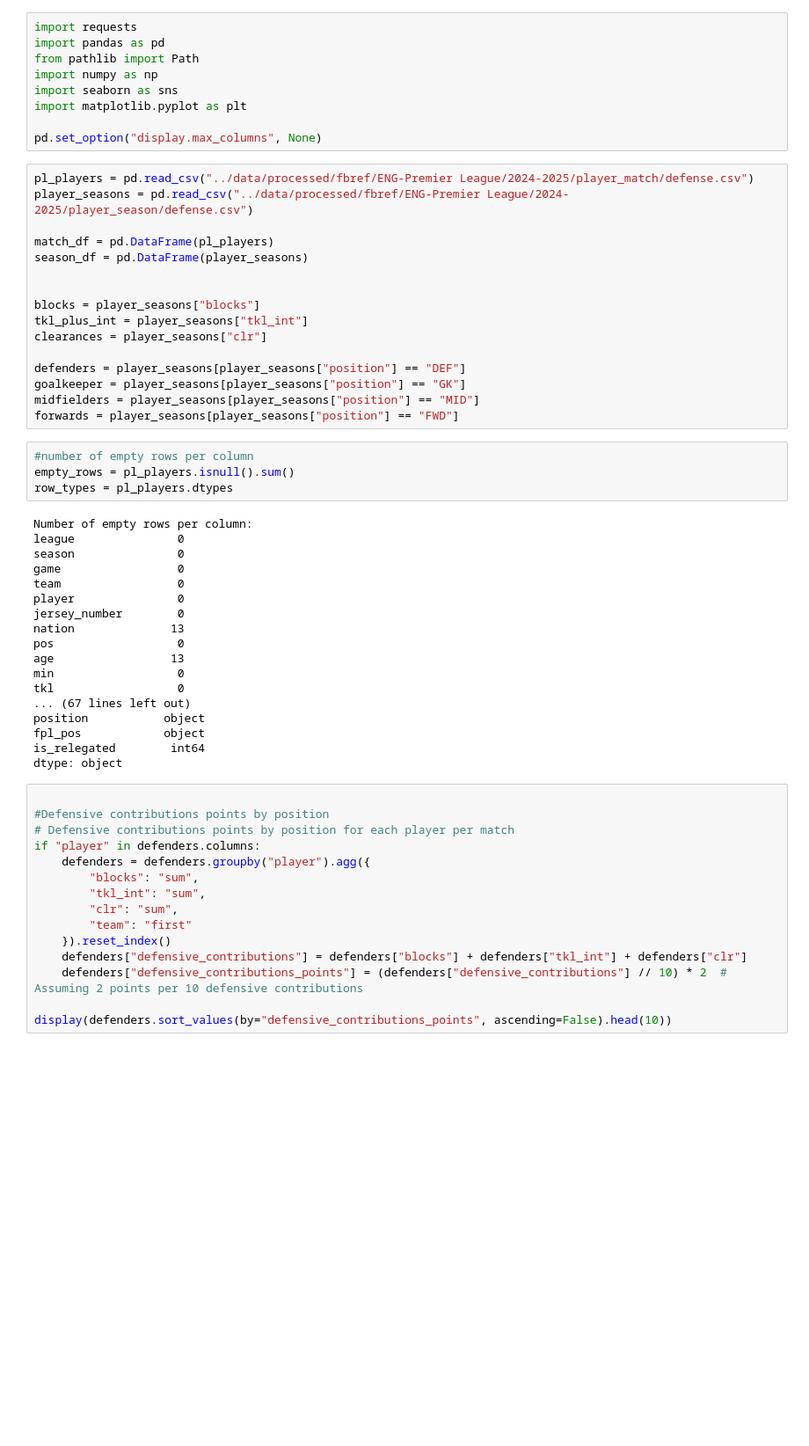
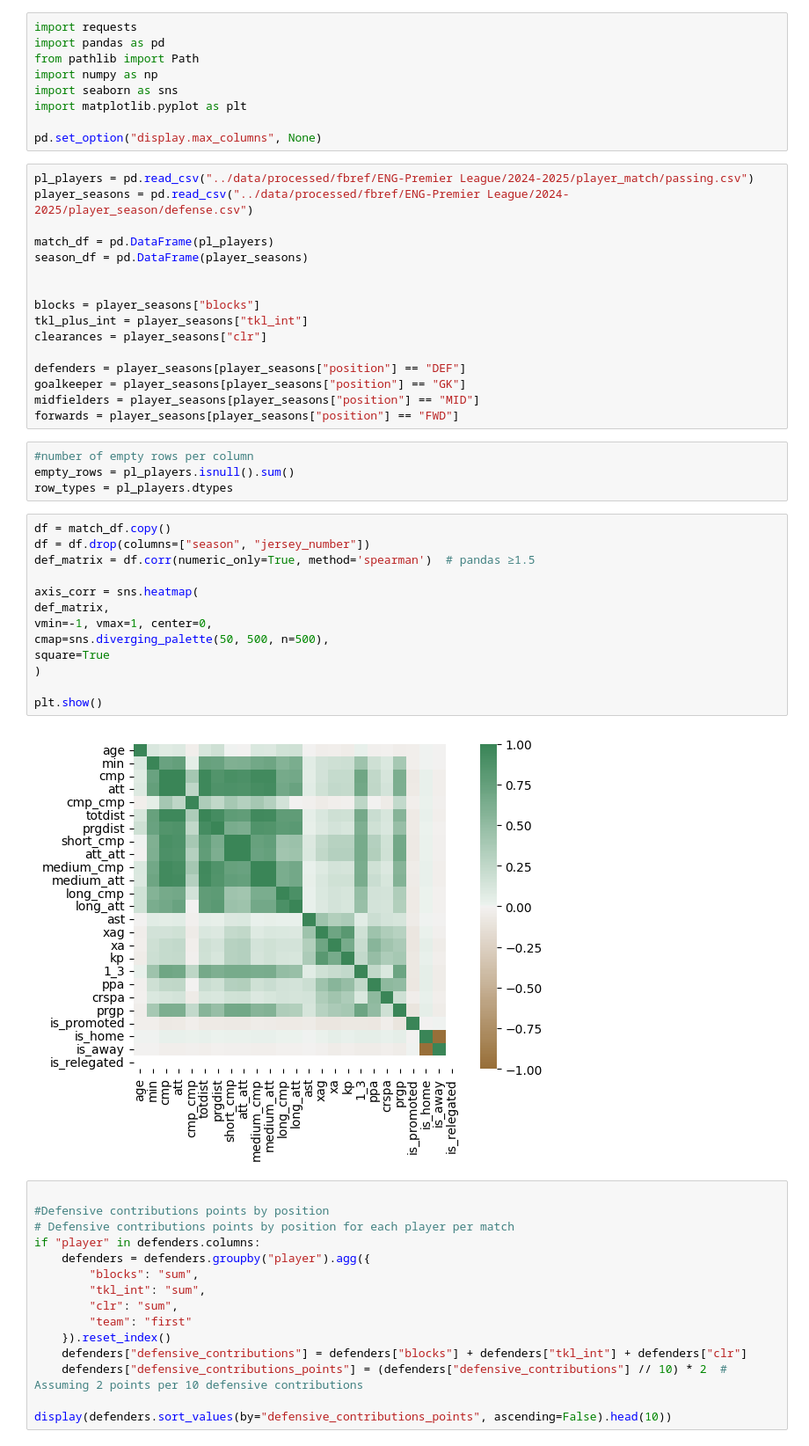
Before and after one commit to Ukandu20/FPL_Assistant, a Jupyter notebook: notebooks/eda.ipynb, the cells around one changed output. Shown at 88% size. Saved outputs shown, nothing was run; the diff lists cells and outputs as text; blank space fills up the shorter version.

```diff
--- a/notebooks/eda.ipynb
+++ b/notebooks/eda.ipynb
@@ -8,7 +8,7 @@ import matplotlib.pyplot as plt
 
 pd.set_option("display.max_columns", None)
 # %%
-pl_players = pd.read_csv("../data/processed/fbref/ENG-Premier League/2024-2025/player_match/defense.csv")
+pl_players = pd.read_csv("../data/processed/fbref/ENG-Premier League/2024-2025/player_match/passing.csv")
 player_seasons = pd.read_csv("../data/processed/fbref/ENG-Premier League/2024-2025/player_season/defense.csv")
 
 match_df = pd.DataFrame(pl_players)
@@ -27,24 +27,21 @@ forwards = player_seasons[player_seasons["position"] == "FWD"]
 #number of empty rows per column
 empty_rows = pl_players.isnull().sum()
 row_types = pl_players.dtypes
-# %% [output]
-Number of empty rows per column:
-league               0
-season               0
-game                 0
-team                 0
-player               0
-jersey_number        0
-nation              13
-pos                  0
-age                 13
-min                  0
-tkl                  0
-... (67 lines left out)
-position           object
-fpl_pos            object
-is_relegated        int64
-dtype: object
+# %%
+df = match_df.copy()
+df = df.drop(columns=["season", "jersey_number"])
+def_matrix = df.corr(numeric_only=True, method='spearman')  # pandas ≥1.5
+
+axis_corr = sns.heatmap(
+def_matrix,
+vmin=-1, vmax=1, center=0,
+cmap=sns.diverging_palette(50, 500, n=500),
+square=True
+)
+
+plt.show()
+# %% [output]
+[figure, added]
 # %%
 
 #Defensive contributions points by position
```
Also changed, not shown: parts of 1 cell of this notebook, 23 other files.
